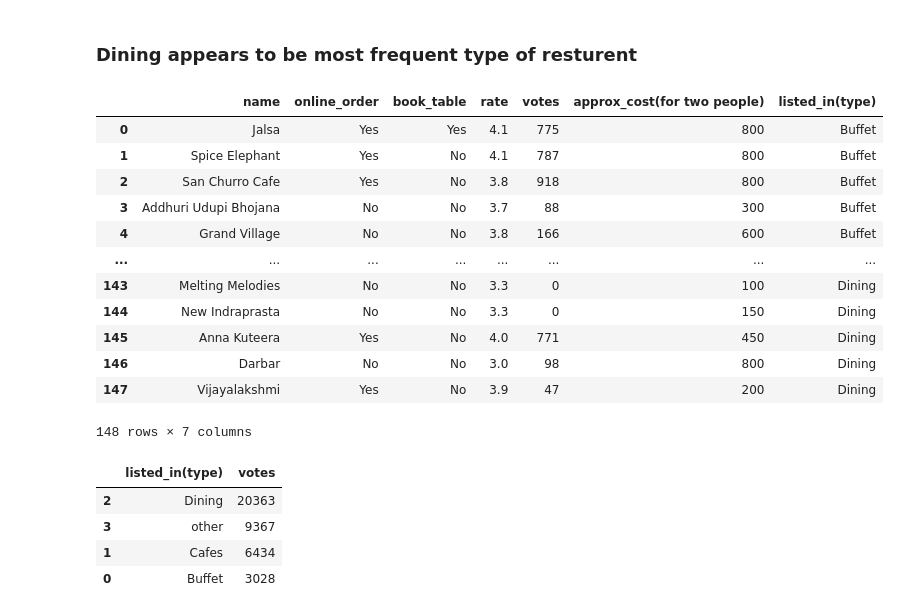
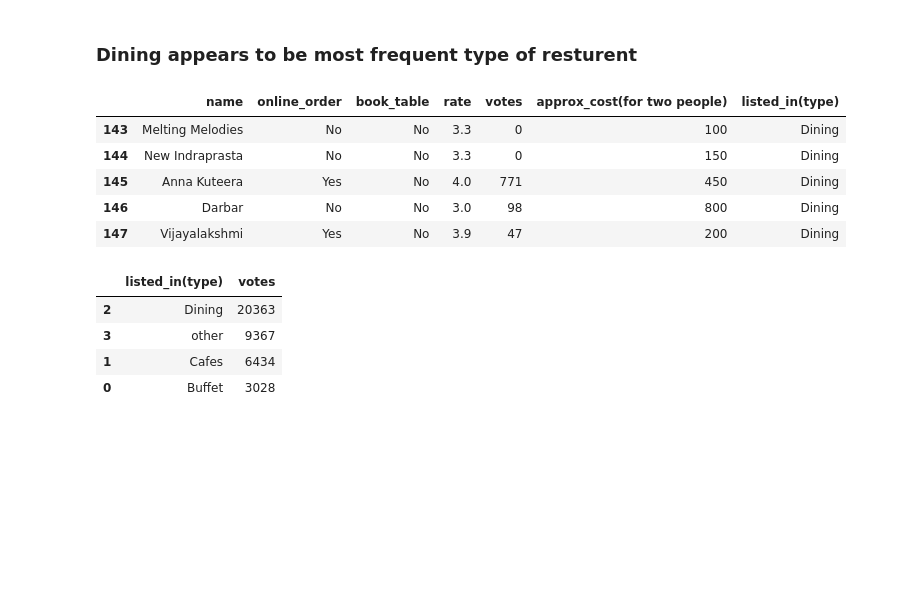
Before and after one commit to Prateek07-Kumar/End-to-End-Zomato-Data-Analysis, a Jupyter notebook: zomato.ipynb, the cells around one changed output. Cells and saved outputs as stored; diff of their text form; code cells hidden in the pictures; blank space fills up the shorter version.

```diff
--- a/zomato.ipynb
+++ b/zomato.ipynb
@@ -96,21 +108,14 @@ Passing `palette` without assigning `hue` is deprecated and will be removed in v
 # %% [markdown]
 ### Dining appears to be most frequent type of resturent
 # %%
-df
+df.tail()
 # %% [output]
 |  | name | online_order | book_table | rate | votes | approx_cost(for two people) | listed_in(type) |
-| 0 | Jalsa | Yes | Yes | 4.1 | 775 | 800 | Buffet |
-| 1 | Spice Elephant | Yes | No | 4.1 | 787 | 800 | Buffet |
-| 2 | San Churro Cafe | Yes | No | 3.8 | 918 | 800 | Buffet |
-| 3 | Addhuri Udupi Bhojana | No | No | 3.7 | 88 | 300 | Buffet |
-| 4 | Grand Village | No | No | 3.8 | 166 | 600 | Buffet |
-| ... | ... | ... | ... | ... | ... | ... | ... |
 | 143 | Melting Melodies | No | No | 3.3 | 0 | 100 | Dining |
 | 144 | New Indraprasta | No | No | 3.3 | 0 | 150 | Dining |
 | 145 | Anna Kuteera | Yes | No | 4.0 | 771 | 450 | Dining |
 | 146 | Darbar | No | No | 3.0 | 98 | 800 | Dining |
 | 147 | Vijayalakshmi | Yes | No | 3.9 | 47 | 200 | Dining |
-148 rows × 7 columns
 # %%
 votes_by_type = df.groupby('listed_in(type)')['votes'].sum().reset_index()
 votes_by_type = votes_by_type.sort_values(by='votes', ascending=False)
```
Also changed, not shown: parts of 4 cells of this notebook.
